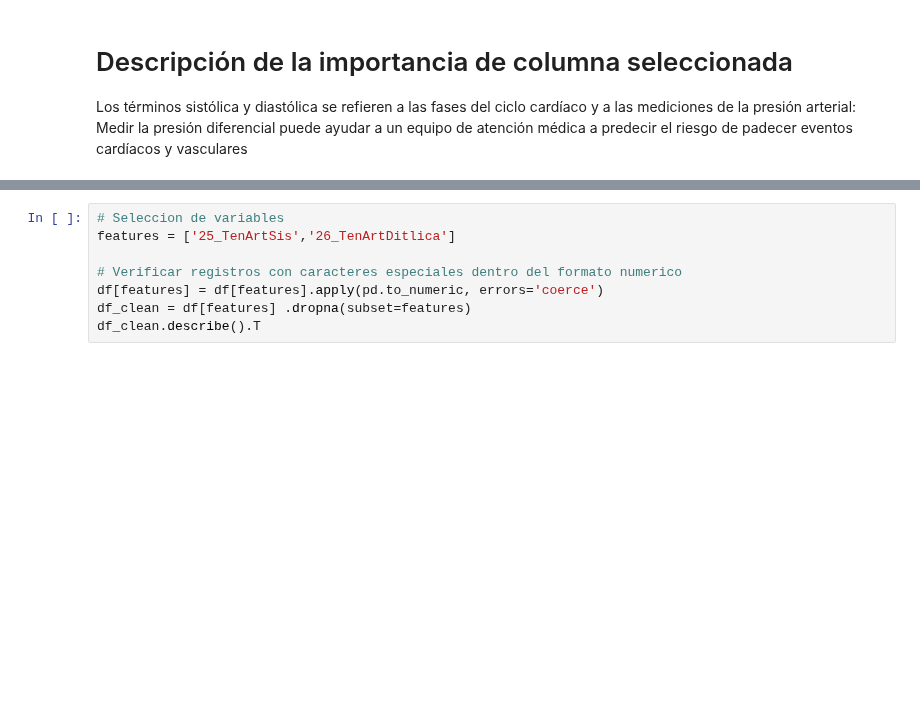
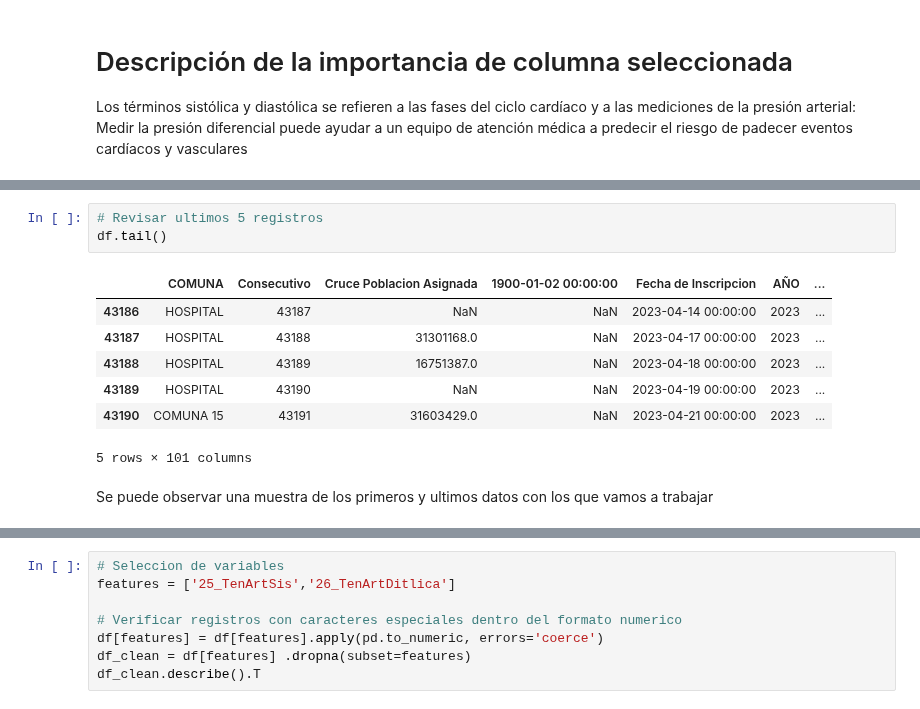
Before and after one commit to edgo1688/MIAA-ICESI, a Jupyter notebook: Analisis de datos l/Grupo_2_Taller_3_Analisis_Bivariado.ipynb, the cells around one changed output, grey strips where cells are left out. Drawn from its saved outputs; the diff is of its cells as text; blank space fills up the shorter version.

```diff
--- a/Analisis de datos l/Grupo_2_Taller_3_Analisis_Bivariado.ipynb
+++ b/Analisis de datos l/Grupo_2_Taller_3_Analisis_Bivariado.ipynb
@@ -136,0 +117,13 @@ diccionario_datos
+# %%
+# Revisar ultimos 5 registros
+df.tail()
+# %% [output]
+|  | COMUNA | Consecutivo | Cruce Poblacion Asignada | 1900-01-02 00:00:00 | Fecha de Inscripcion | AÑO | ... |
+| 43186 | HOSPITAL | 43187 | NaN | NaN | 2023-04-14 00:00:00 | 2023 | ... |
+| 43187 | HOSPITAL | 43188 | 31301168.0 | NaN | 2023-04-17 00:00:00 | 2023 | ... |
+| 43188 | HOSPITAL | 43189 | 16751387.0 | NaN | 2023-04-18 00:00:00 | 2023 | ... |
+| 43189 | HOSPITAL | 43190 | NaN | NaN | 2023-04-19 00:00:00 | 2023 | ... |
+| 43190 | COMUNA 15 | 43191 | 31603429.0 | NaN | 2023-04-21 00:00:00 | 2023 | ... |
+5 rows × 101 columns
+# %% [markdown]
+Se puede observar una muestra de los primeros y ultimos datos con los que vamos a trabajar
```
Also changed, not shown: parts of 27 cells of this notebook, 1 other file.
